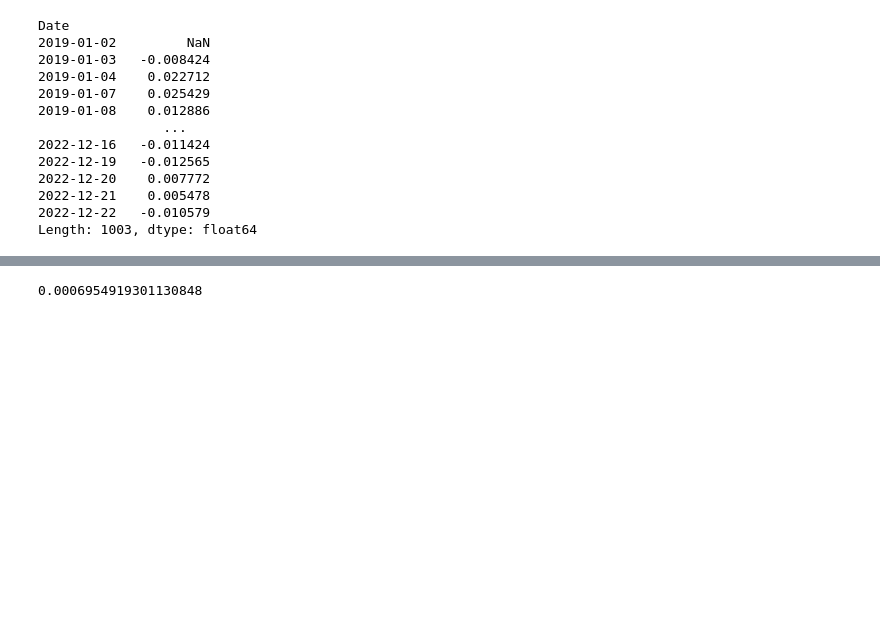
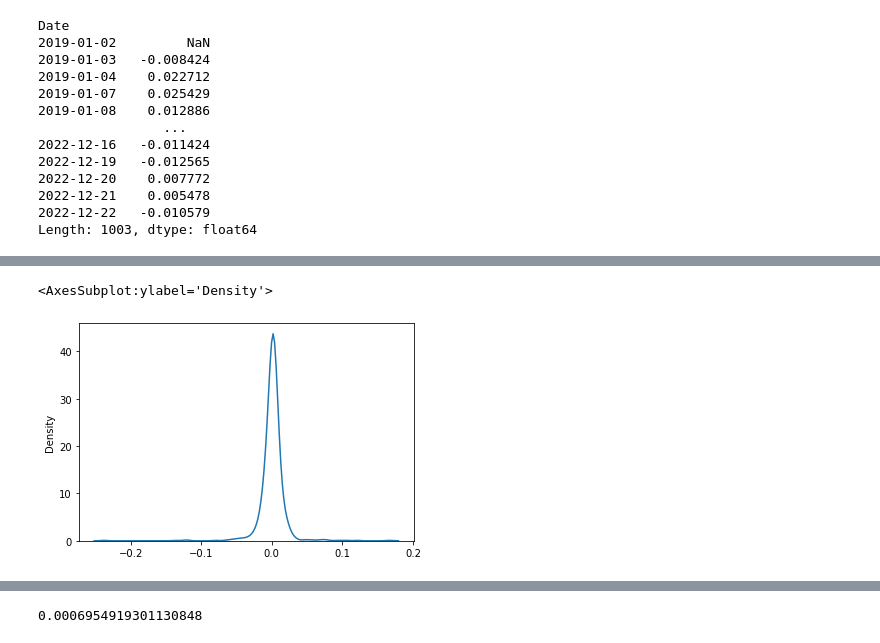
Before and after one commit to NingDin/BackTestPlayGround, a Jupyter notebook: TestOfPortfolioVaR.ipynb, the cells around one changed output, grey strips where cells are left out. Cells and saved outputs as stored; diff of their text form; code cells hidden in the pictures; blank space fills up the shorter version.

```diff
--- a/TestOfPortfolioVaR.ipynb
+++ b/TestOfPortfolioVaR.ipynb
@@ -128,0 +139,5 @@ Length: 1003, dtype: float64
+# %%
+sns.kdeplot(portfolioretunr)
+# %% [output]
+<AxesSubplot:ylabel='Density'>
+[figure, added]
```
Also changed, not shown: parts of 7 cells of this notebook.
